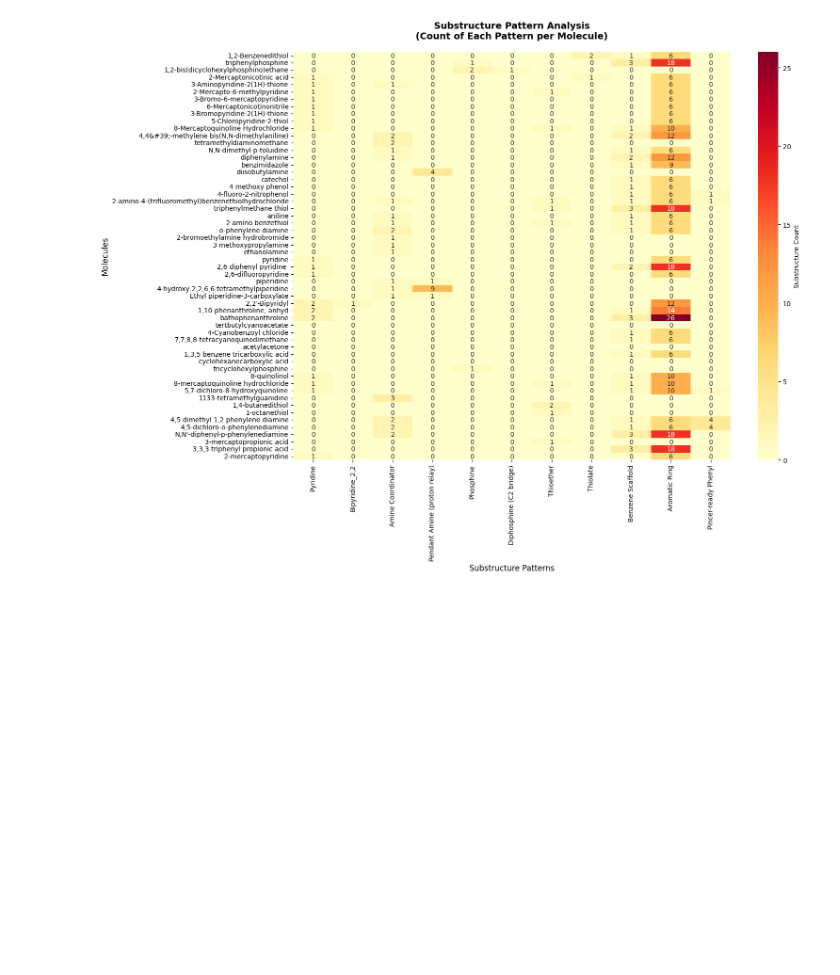
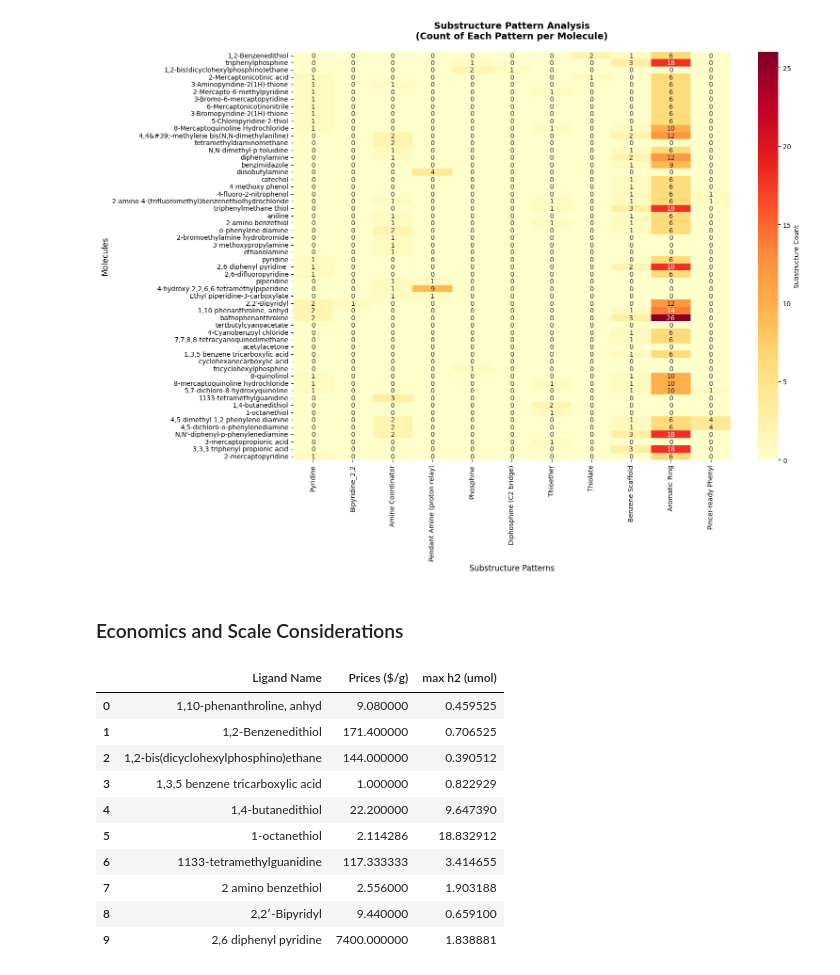
Before and after one commit to kareem-Abdelmaqsoud/HER-metal-complex-ligands, a Jupyter notebook: basic_ligand_analysis.ipynb, the cells around one changed output. Saved outputs shown, nothing was run; the diff lists cells and outputs as text; code cells hidden in the pictures; blank space fills up the shorter version.

```diff
--- a/basic_ligand_analysis.ipynb
+++ b/basic_ligand_analysis.ipynb
@@ -227,3 +226,5 @@ plt.tight_layout()
 plt.show()
 # %% [output]
 [figure]
+# %% [markdown]
+### Economics and Scale Considerations
@@ -229,0 +241,18 @@ plt.show()
+# %%
+# Calculate economic metrics
+economic_df = df.groupby('Ligand Name').first().reset_index()[['Ligand Name']]
+economic_df['Prices ($/g)'] = economic_df['Ligand Name'].map(price_data)
+economic_df['max h2 (umol)'] = df.groupby('Ligand Name')['max h2 (umol)'].max().reindex(economic_df['Ligand Name']).values
+economic_df.head(10)
+# %% [output]
+|  | Ligand Name | Prices ($/g) | max h2 (umol) |
+| 0 | 1,10-phenanthroline, anhyd | 9.080000 | 0.459525 |
+| 1 | 1,2-Benzenedithiol | 171.400000 | 0.706525 |
+| 2 | 1,2-bis(dicyclohexylphosphino)ethane | 144.000000 | 0.390512 |
+| 3 | 1,3,5 benzene tricarboxylic acid | 1.000000 | 0.822929 |
+| 4 | 1,4-butanedithiol | 22.200000 | 9.647390 |
+| 5 | 1-octanethiol | 2.114286 | 18.832912 |
+| 6 | 1133-tetramethylguanidine | 117.333333 | 3.414655 |
+| 7 | 2 amino benzethiol | 2.556000 | 1.903188 |
+| 8 | 2,2′-Bipyridyl | 9.440000 | 0.659100 |
+| 9 | 2,6 diphenyl pyridine | 7400.000000 | 1.838881 |
```
Also changed, not shown: parts of 3 cells of this notebook.
